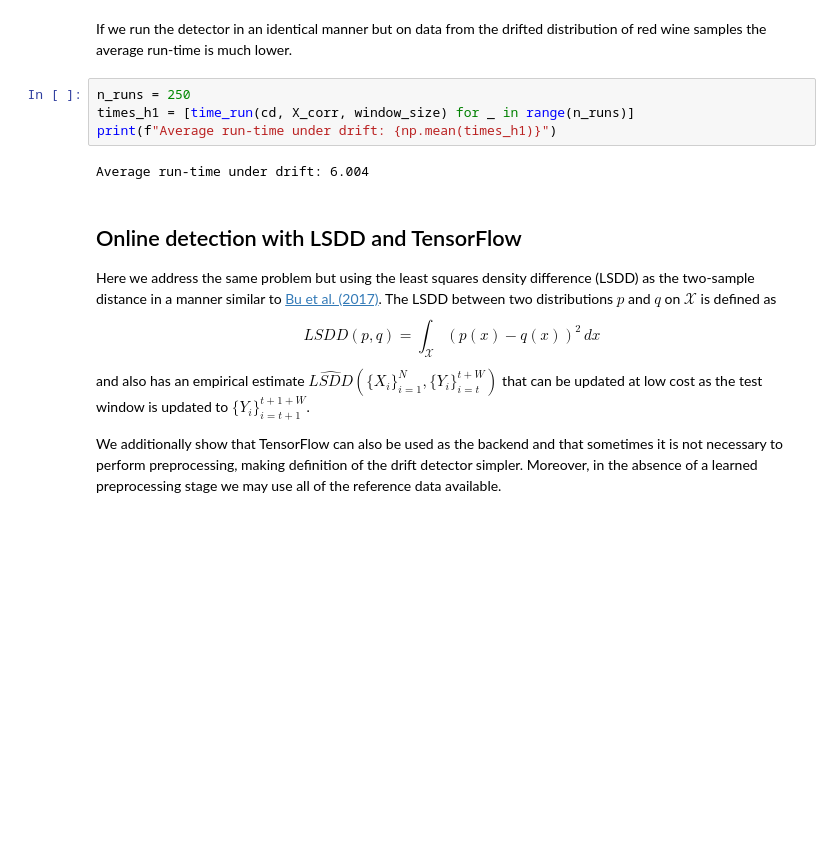
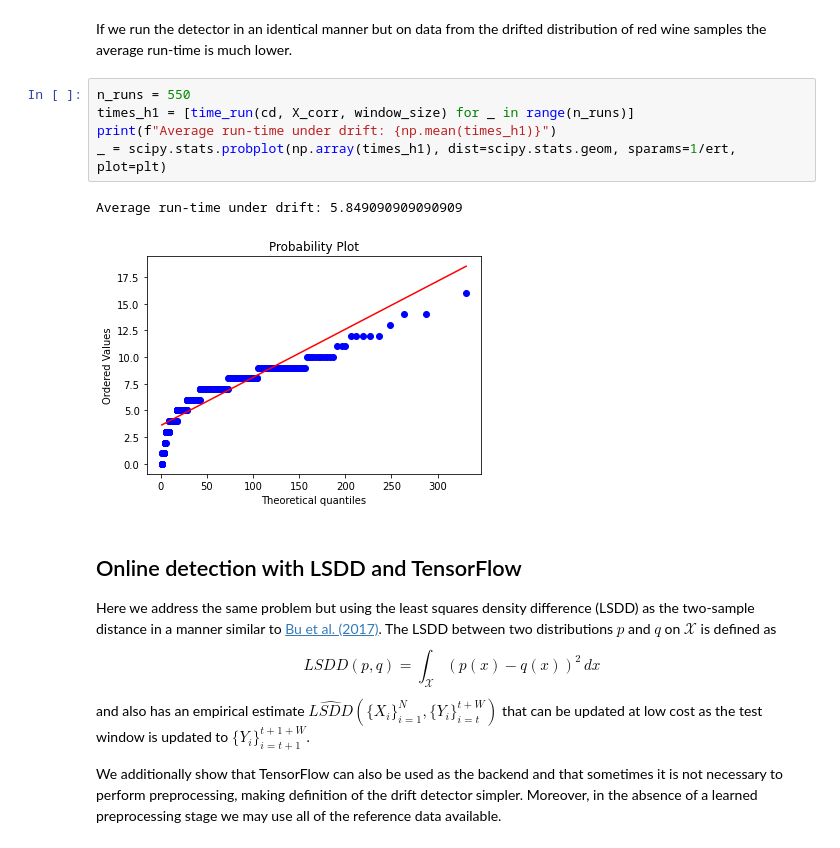
Before and after one commit to PacktPublishing/Designing-Models-for-Responsible-AI, a Jupyter notebook: Chapter7/concept_drift_examples/cd_online_wine.ipynb, the cells around one changed output. Drawn from its saved outputs; the diff is of its cells as text; blank space fills up the shorter version.

```diff
--- a/Chapter7/concept_drift_examples/cd_online_wine.ipynb
+++ b/Chapter7/concept_drift_examples/cd_online_wine.ipynb
@@ -157,11 +157,13 @@ Average run-time under no-drift: 48.516
 # %% [markdown]
 If we run the detector in an identical manner but on data from the drifted distribution of red wine samples the average run-time is much lower.
 # %%
-n_runs = 250
+n_runs = 550
 times_h1 = [time_run(cd, X_corr, window_size) for _ in range(n_runs)]
 print(f"Average run-time under drift: {np.mean(times_h1)}")
+_ = scipy.stats.probplot(np.array(times_h1), dist=scipy.stats.geom, sparams=1/ert, plot=plt)
 # %% [output]
-Average run-time under drift: 6.004
+Average run-time under drift: 5.849090909090909
+[figure, added]
 # %% [markdown]
 ## Online detection with LSDD and TensorFlow
 
```
Also changed, not shown: parts of 7 cells of this notebook, 5 other files.
